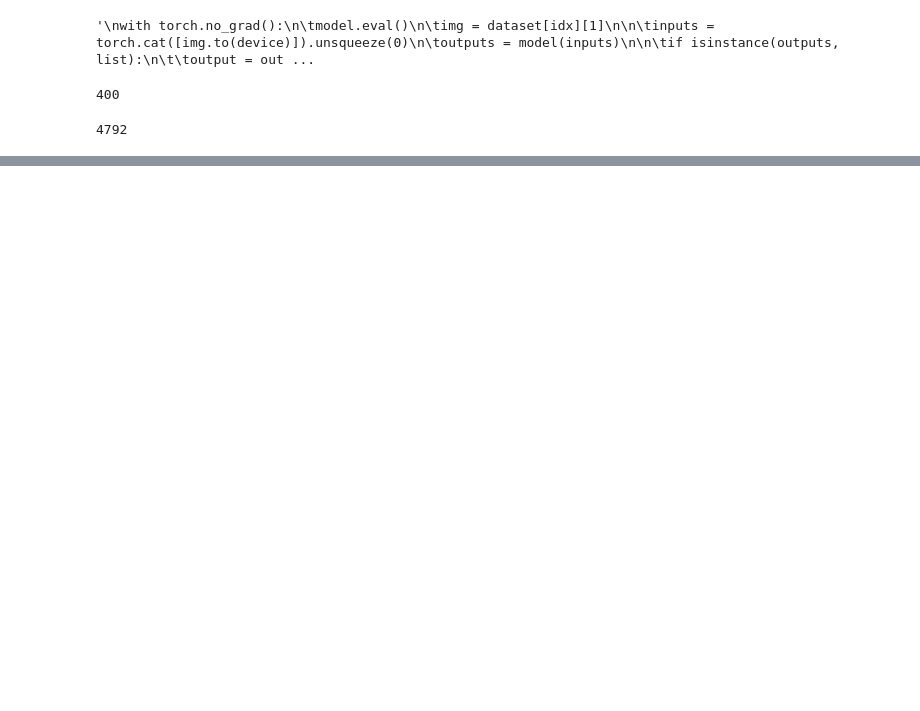
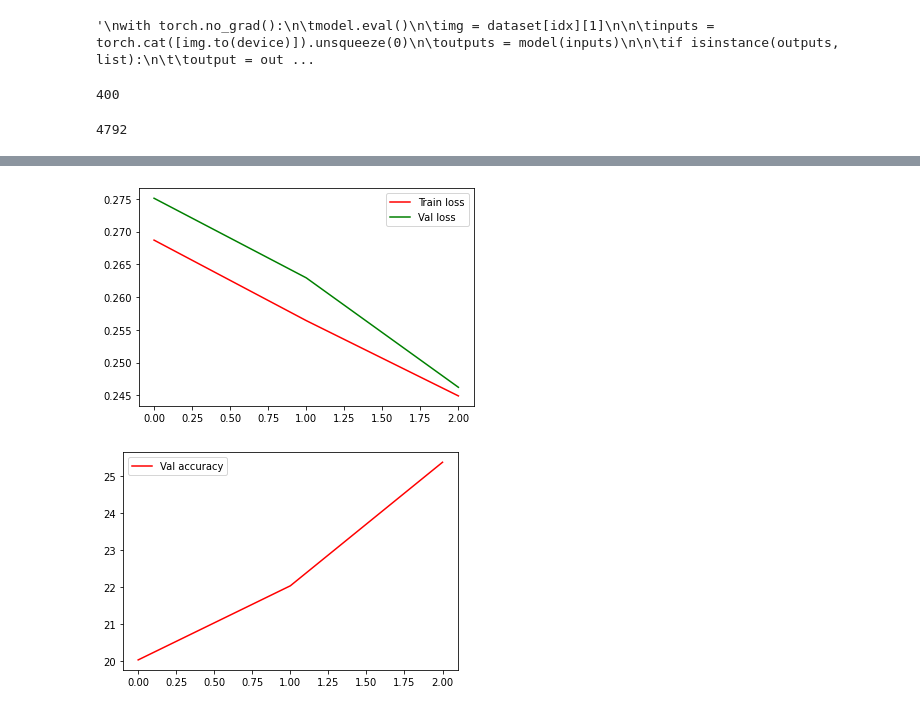
Before and after one commit to michele17284/YogaPose, a Jupyter notebook: YogaPose.ipynb, the cells around one changed output, grey strips where cells are left out. Drawn from its saved outputs; the diff is of its cells as text; code cells hidden in the pictures; blank space fills up the shorter version.

```diff
--- a/YogaPose.ipynb
+++ b/YogaPose.ipynb
@@ -348,6 +348,7 @@ loss_train = []
 loss_val = []
 best_accuracy = None
 accuracy_val = []
+accuracy_test = []
 #best_model = type(model)(num_classes, fine_tune, pretrained) # get a new instance
 def train(model,num_epochs=num_epochs,lr=learning_rate):
     for epoch in range(num_epochs):
@@ -383,7 +384,7 @@ def train(model,num_epochs=num_epochs,lr=learning_rate):
                       .format(epoch + 1, num_epochs, i + 1, total_step, loss.item()))
 
         accuracy = 100 * correct / total
-
+        accuracy_test.append(accuracy)
         print('Training accuracy is: {} %'.format(accuracy))
         loss_train.append(loss_iter / (len(train_loader) * batch_size))
 
@@ -440,6 +441,7 @@ def train(model,num_epochs=num_epochs,lr=learning_rate):
     plt.plot(accuracy_val, 'r', label='Val accuracy')
     plt.legend()
     plt.show()
+    return {"Loss/train": loss_train, "Loss/val": loss_val, "Accuracy/train":accuracy_val, "Accuracy/val": accuracy_test }
 
 
 def test(model):
@@ -456,11 +458,11 @@ def test(model):
                 correct += (predicted == labels).sum().item()
                 loss = criterion(outputs, labels)
                 loss_iter += loss.item()
-            loss_val.append(loss_iter / (len(val_loader) * batch_size))
+            loss_test =(loss_iter / (len(test_loader) * batch_size))
             accuracy = 100 * correct / total
-            accuracy_val.append(accuracy)
             print('Test accuracy is: {} %'.format(accuracy))
-            print('Test loss is: {} %'.format(loss_val))
+            print('Test Loss: {:.4f}'.format(loss_test))
+    return {"Accuracy/test": accuracy, "Loss/test": loss_test}
 # %%
-train(model,num_epochs=100,lr=1e-4)
+train_values = train(model,num_epochs=3,lr=1e-4)
 # %% [output]
@@ -483,0 +487,2 @@ Epoch [17/100], Step [300/400], Loss: 2.2185
+[figure, added]
+[figure, added]
```
Also changed, not shown: parts of 9 cells of this notebook, 18 other files.
